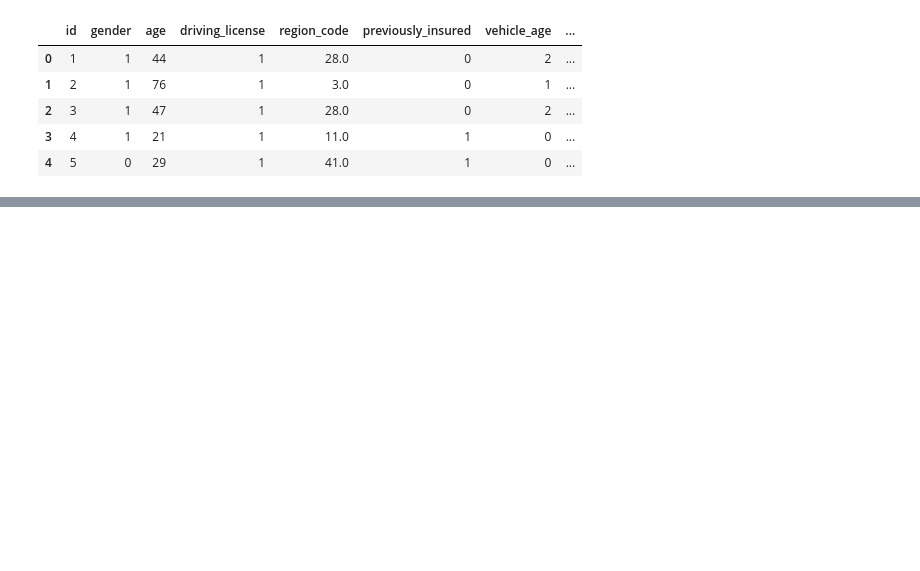
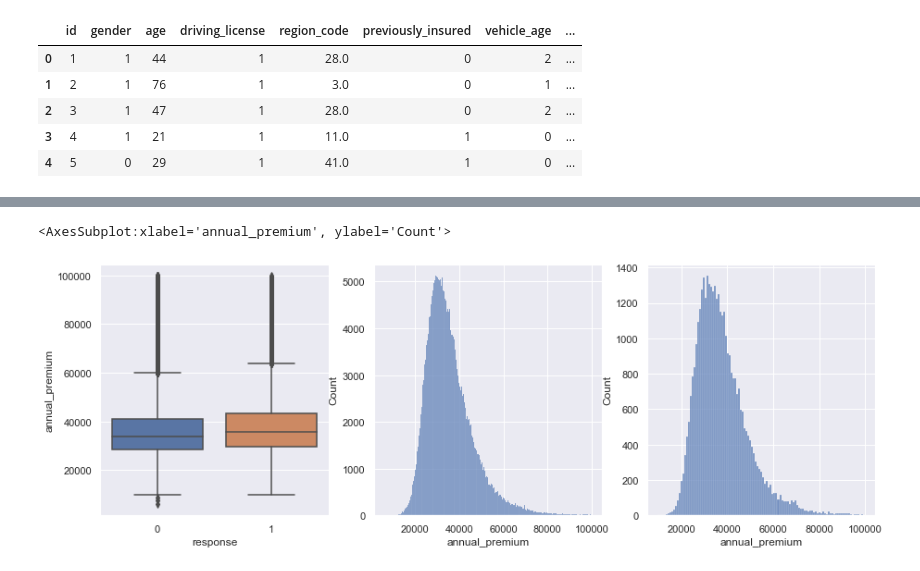
Before and after one commit to GustavoMichelsen/projeto_cross_sell, a Jupyter notebook: health_insurance_cross_sell.ipynb, the cells around one changed output, grey strips where cells are left out. Drawn from its saved outputs; the diff is of its cells as text; code cells hidden in the pictures; blank space fills up the shorter version.

```diff
--- a/health_insurance_cross_sell.ipynb
+++ b/health_insurance_cross_sell.ipynb
@@ -415,0 +308,16 @@ df4[df4['response'] == 1][['vintage', 'response']].groupby('vintage').count().re
+# %%
+# annual_premium
+plt.subplot(1, 3, 1)
+aux1 = df4[(df4['annual_premium'] > 5000) & (df4['annual_premium'] < 100000)]
+sns.boxplot(data=aux1, x='response', y='annual_premium')
+
+plt.subplot(1, 3, 2)
+aux2 = aux1.loc[aux1['response'] == 0, 'annual_premium']
+sns.histplot(aux2)
+
+plt.subplot(1, 3, 3)
+aux2 = aux1.loc[aux1['response'] == 1, 'annual_premium']
+sns.histplot(aux2)
+# %% [output]
+<AxesSubplot:xlabel='annual_premium', ylabel='Count'>
+[figure, added]
```
Also changed, not shown: parts of 63 cells of this notebook.
